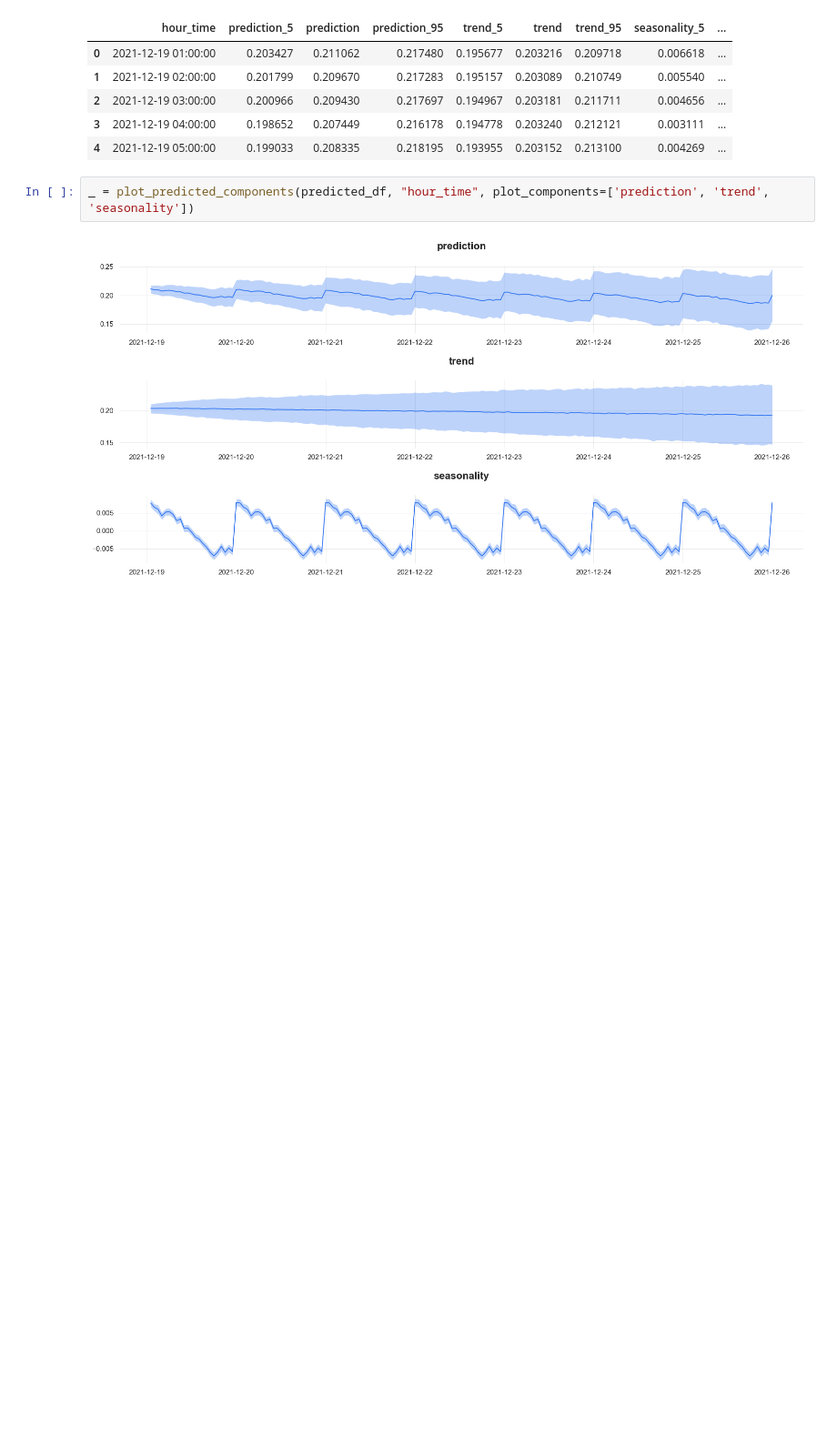
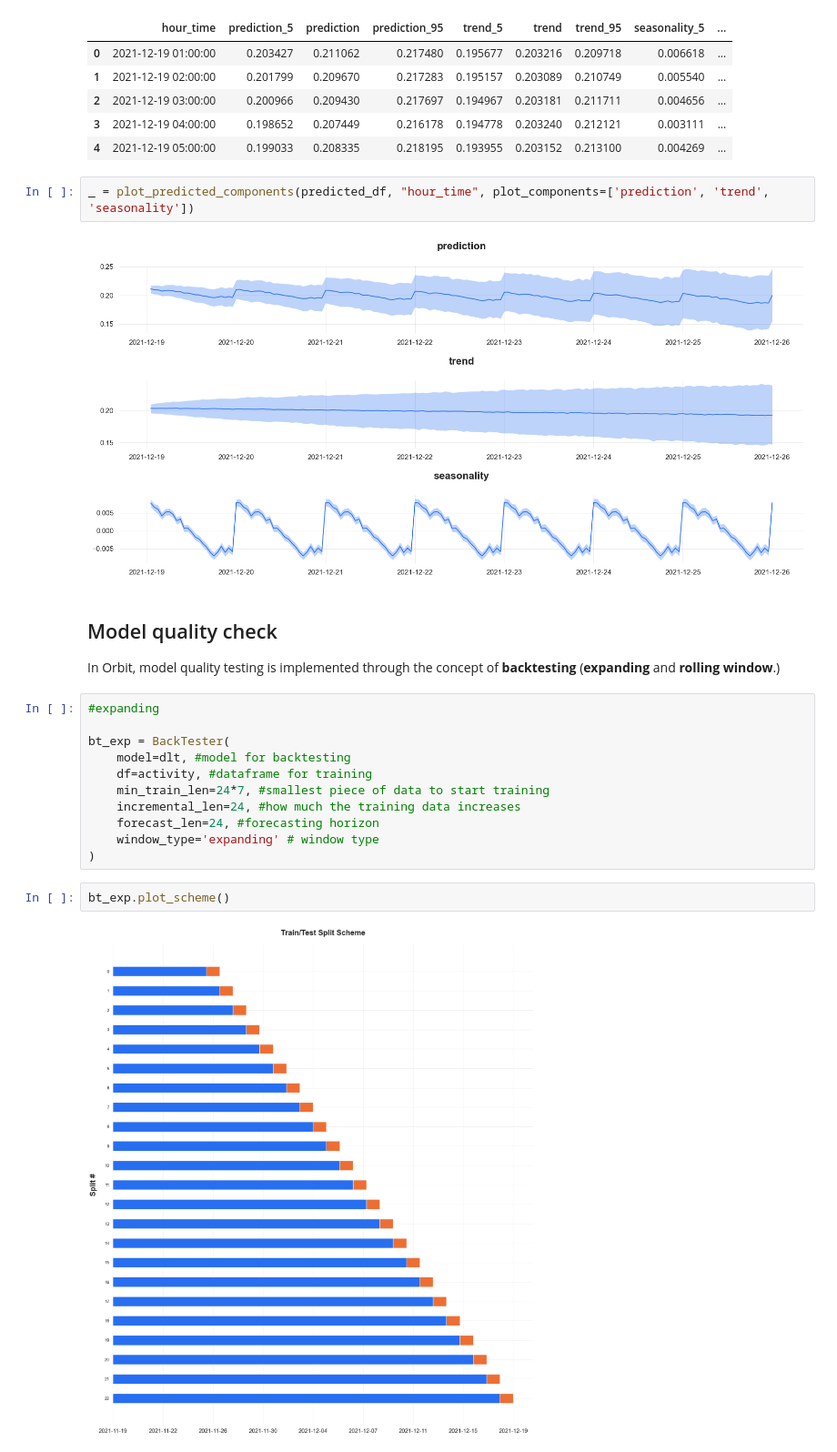
Before and after one commit to YanaOrf/SaaS_Key_Metrics_AB_testing-, a Jupyter notebook: Metrics_prediction.ipynb, the cells around one changed output. Shown at 91% size. Cells and saved outputs as stored; diff of their text form; blank space fills up the shorter version.

Commit message:
model quality evaluation has been added

```diff
--- a/Metrics_prediction.ipynb
+++ b/Metrics_prediction.ipynb
@@ -245,3 +244,21 @@ predicted_df.head()
 _ = plot_predicted_components(predicted_df, "hour_time", plot_components=['prediction', 'trend', 'seasonality'])
 # %% [output]
 [figure]
+# %% [markdown]
+##  Model quality check
+In Orbit, model quality testing is implemented through the concept of **backtesting** (**expanding** and **rolling window**.)
+# %%
+#expanding
+
+bt_exp = BackTester(
+    model=dlt, #model for backtesting
+    df=activity, #dataframe for training
+    min_train_len=24*7, #smallest piece of data to start training
+    incremental_len=24, #how much the training data increases
+    forecast_len=24, #forecasting horizon
+    window_type='expanding' # window type
+)
+# %%
+bt_exp.plot_scheme()
+# %% [output]
+[figure, added]
```
Also changed, not shown: parts of 16 cells of this notebook.
